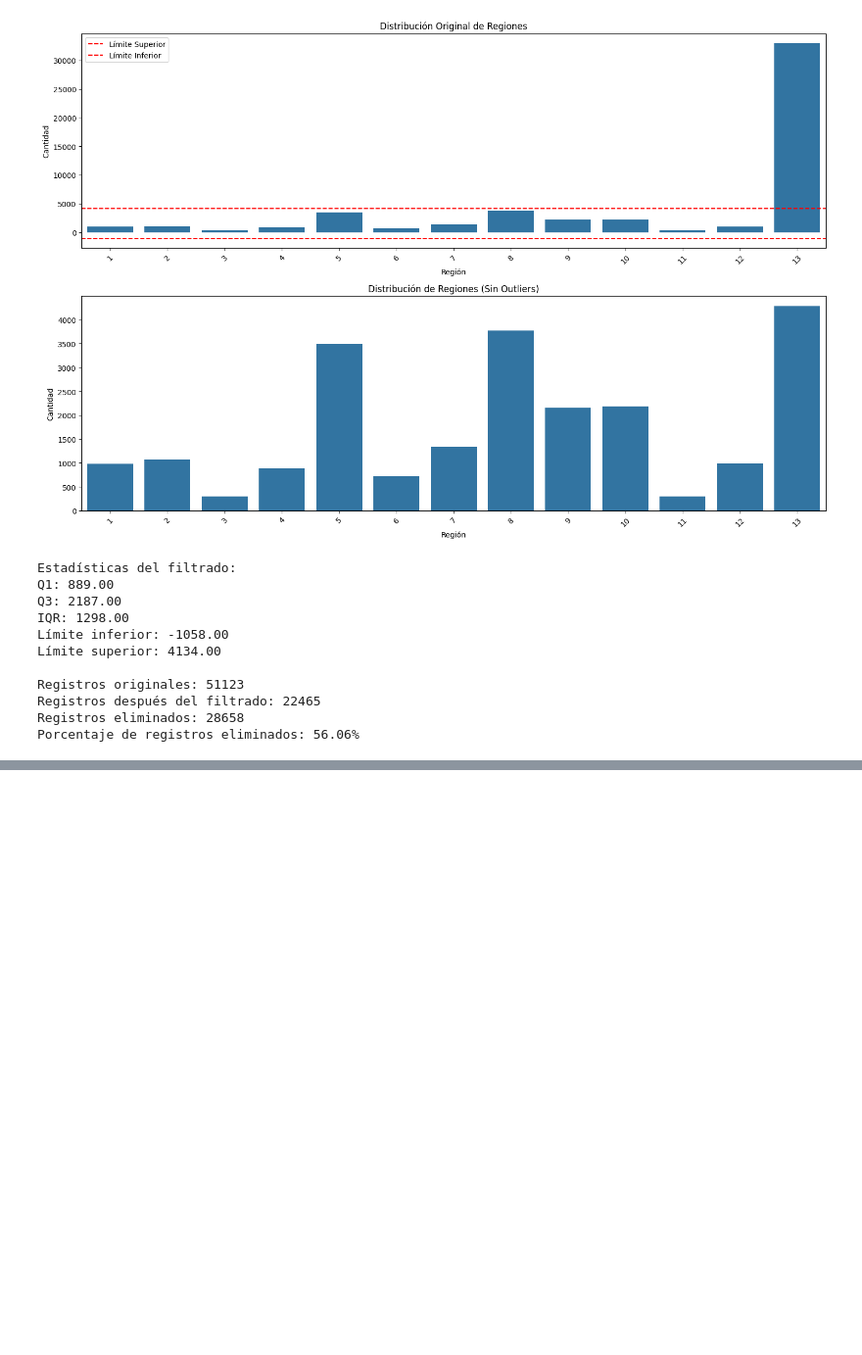
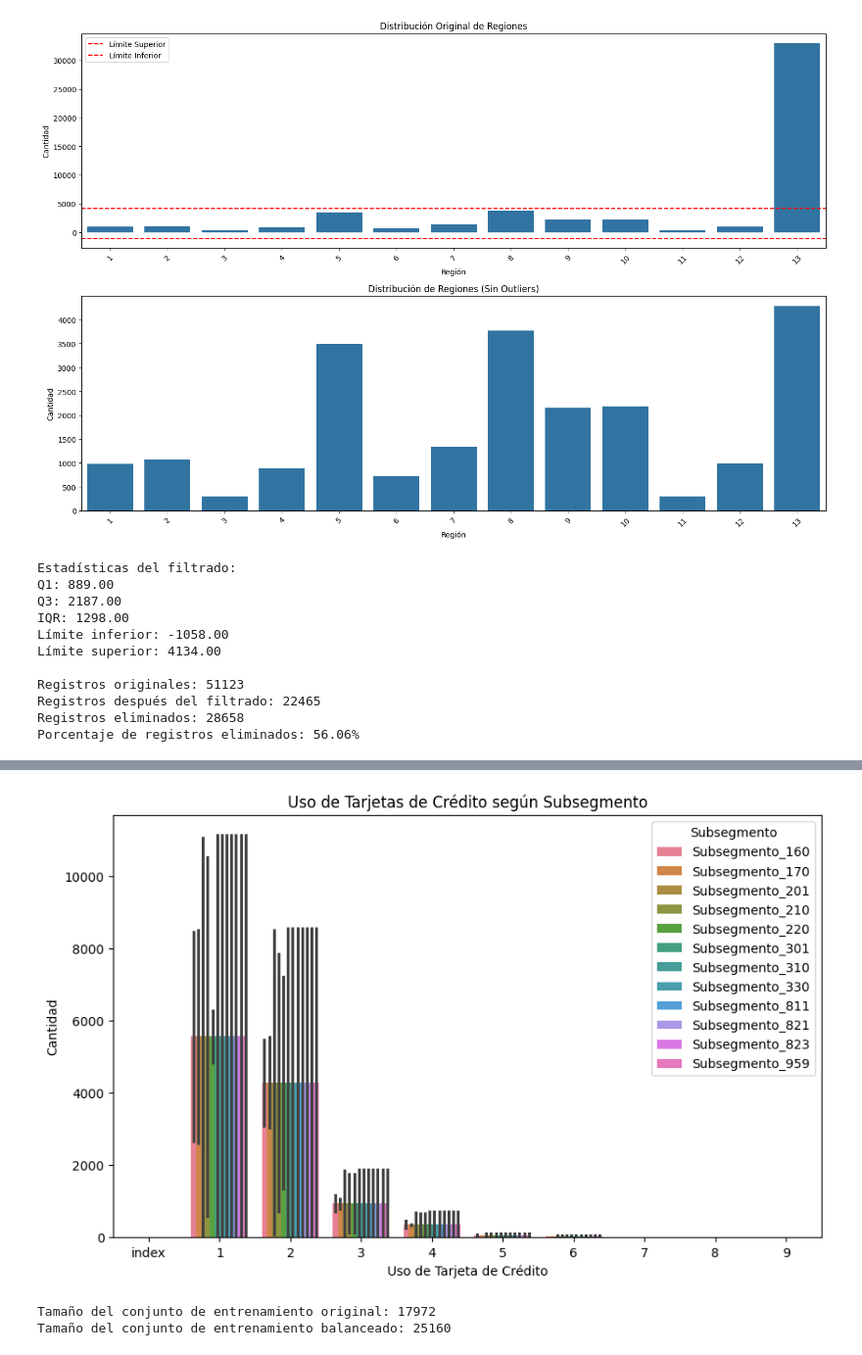
Before and after one commit to Andresilvampuero/monopoly, a Jupyter notebook: monopoly/notebooks/Monopoly.ipynb, the cells around one changed output, grey strips where cells are left out. Shown at 98% size. Saved outputs shown, nothing was run; the diff lists cells and outputs as text; code cells hidden in the pictures; blank space fills up the shorter version.

```diff
--- a/monopoly/notebooks/Monopoly.ipynb
+++ b/monopoly/notebooks/Monopoly.ipynb
@@ -601,0 +751,37 @@ Sexo_M: -0.0765
+# %%
+# 6. Pregunta 4: Patrones de comportamiento en el uso de tarjetas de crédito y débito
+
+# Asegurarse de que 'TC' sea una variable categórica
+ds2['TC'] = ds2['TC'].astype(str)  # Convertir a string si es necesario
+
+# Contar el uso de tarjetas de crédito por subsegmento
+subsegmento_columns = [col for col in ds2.columns if 'Subsegmento_' in col]
+
+# Crear un DataFrame para almacenar los conteos
+usage_counts = pd.DataFrame()
+
+# Contar el uso de tarjetas de crédito para cada subsegmento
+for subseg in subsegmento_columns:
+    count = ds2.groupby([subseg, 'TC']).size().unstack(fill_value=0)
+    count['Subsegmento'] = subseg
+    usage_counts = pd.concat([usage_counts, count], axis=0)
+
+# Resetear el índice para facilitar el uso en el gráfico
+usage_counts.reset_index(inplace=True)
+
+# Graficar el uso de tarjetas de crédito según subsegmento
+plt.figure(figsize=(10, 6))
+
+# Asegurarse de que los valores de 'TC' sean los correctos
+usage_counts_melted = usage_counts.melt(id_vars='Subsegmento',
+                                          value_vars=usage_counts.columns[usage_counts.columns != 'Subsegmento'],
+                                          var_name='Uso de Tarjeta de Crédito',
+                                          value_name='Cantidad')
+
+sns.barplot(data=usage_counts_melted, x='Uso de Tarjeta de Crédito', y='Cantidad', hue='Subsegmento')
+plt.title('Uso de Tarjetas de Crédito según Subsegmento')
+plt.xlabel('Uso de Tarjeta de Crédito')
+plt.ylabel('Cantidad')
+plt.legend(title='Subsegmento')
+plt.show()
+# %% [output]
@@ -601,0 +789,24 @@ Sexo_M: -0.0765
+[figure, added]
+# %%
+# 7. Modelos de Clasificación
+
+# Definir la variable objetivo y las características para clasificación
+X_class = ds2[['Renta', 'Edad', 'Antiguedad', 'Dualidad']]  # Variables seleccionadas
+
+# Seleccionar una de las columnas dummy para 'Subsegmento'
+# Por ejemplo, seleccionamos 'Subsegmento_160' como variable objetivo
+y_class = ds2['Subsegmento_160']  # Cambia esto según el subsegmento que desees analizar
+
+# Dividir los datos
+X_train_class, X_test_class, y_train_class, y_test_class = train_test_split(X_class, y_class, test_size=0.2, random_state=42)
+
+# Aplicar SMOTE para balancear clases
+smote = SMOTE(random_state=42)
+X_train_class_resampled, y_train_class_resampled = smote.fit_resample(X_train_class, y_train_class)
+
+# Verificar el tamaño de los conjuntos de datos
+print(f"Tamaño del conjunto de entrenamiento original: {X_train_class.shape[0]}")
+print(f"Tamaño del conjunto de entrenamiento balanceado: {X_train_class_resampled.shape[0]}")
+# %% [output]
+Tamaño del conjunto de entrenamiento original: 17972
+Tamaño del conjunto de entrenamiento balanceado: 25160
```
Also changed, not shown: parts of 21 cells of this notebook, 1 other file.
